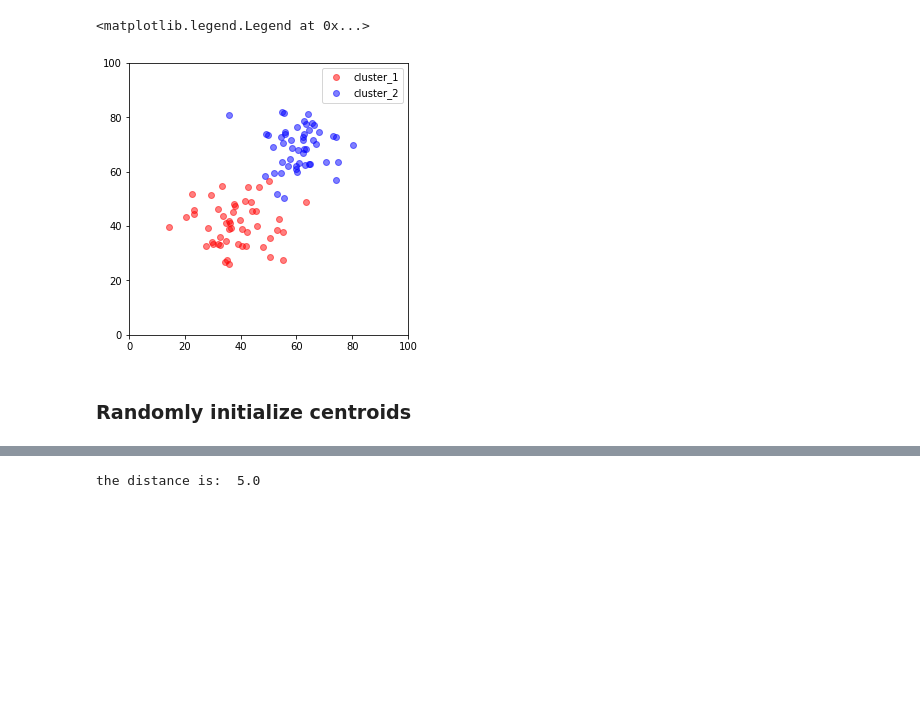
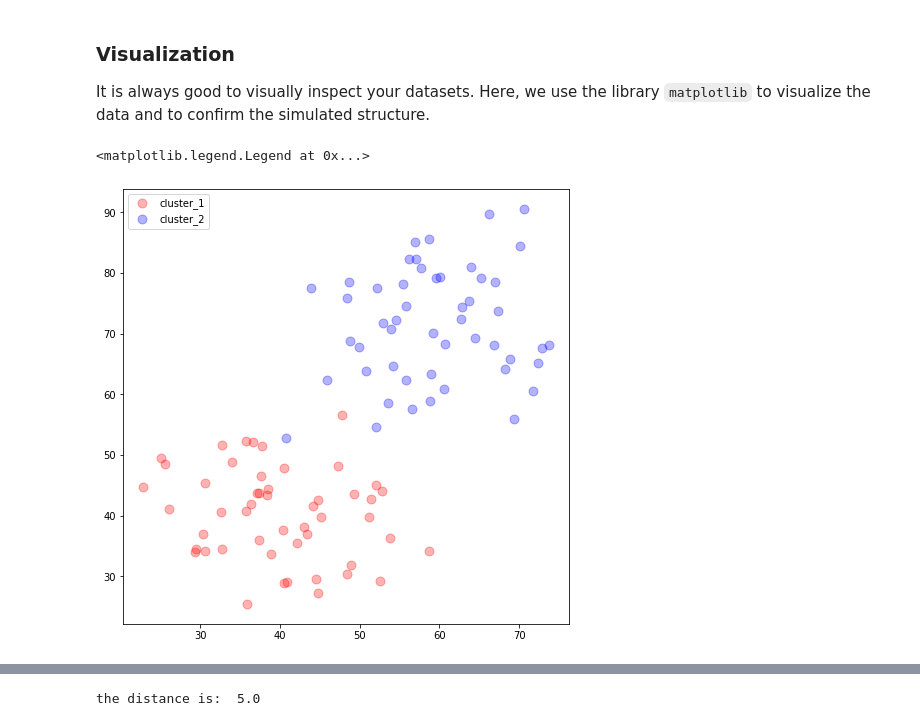
Before and after one commit to Niche-Squad/intro_to_phenomics, a Jupyter notebook: l03_kmeans.ipynb, the cells around one changed output, grey strips where cells are left out. Cells and saved outputs as stored; diff of their text form; code cells hidden in the pictures; blank space fills up the shorter version.

```diff
--- a/l03_kmeans.ipynb
+++ b/l03_kmeans.ipynb
@@ -43,12 +55,18 @@ Shape:  (100, 2)
+# %% [markdown]
+### Visualization
+It is always good to visually inspect your datasets. Here, we use the library `matplotlib` to visualize the data and to confirm the simulated structure.
 # %%
-plt.figure(figsize=(5, 5))
-plt.scatter(data[:n, 0], data[:n, 1], c="red", alpha=.5, label="cluster_1")
-plt.scatter(data[n:, 0], data[n:, 1], c="blue", alpha=.5, label="cluster_2")
-plt.xlim(0, 100)
-plt.ylim(0, 100)
+# plotting parameters
+param_pts = dict(s=80, alpha=.3)
+# plotting
+plt.figure(figsize=(8, 8))
+# data points
+plt.scatter(data[:n, 0], data[:n, 1],
+            c="red", label="cluster_1", **param_pts)
+plt.scatter(data[n:, 0], data[n:, 1],
+            c="blue", label="cluster_2", **param_pts)
+# add plot legend
 plt.legend()
 # %% [output]
 <matplotlib.legend.Legend at 0x...>
-[figure, old version]
+[figure, new version]
-# %% [markdown]
-### Randomly initialize centroids
```
Also changed, not shown: parts of 33 cells of this notebook, 3 other files.
